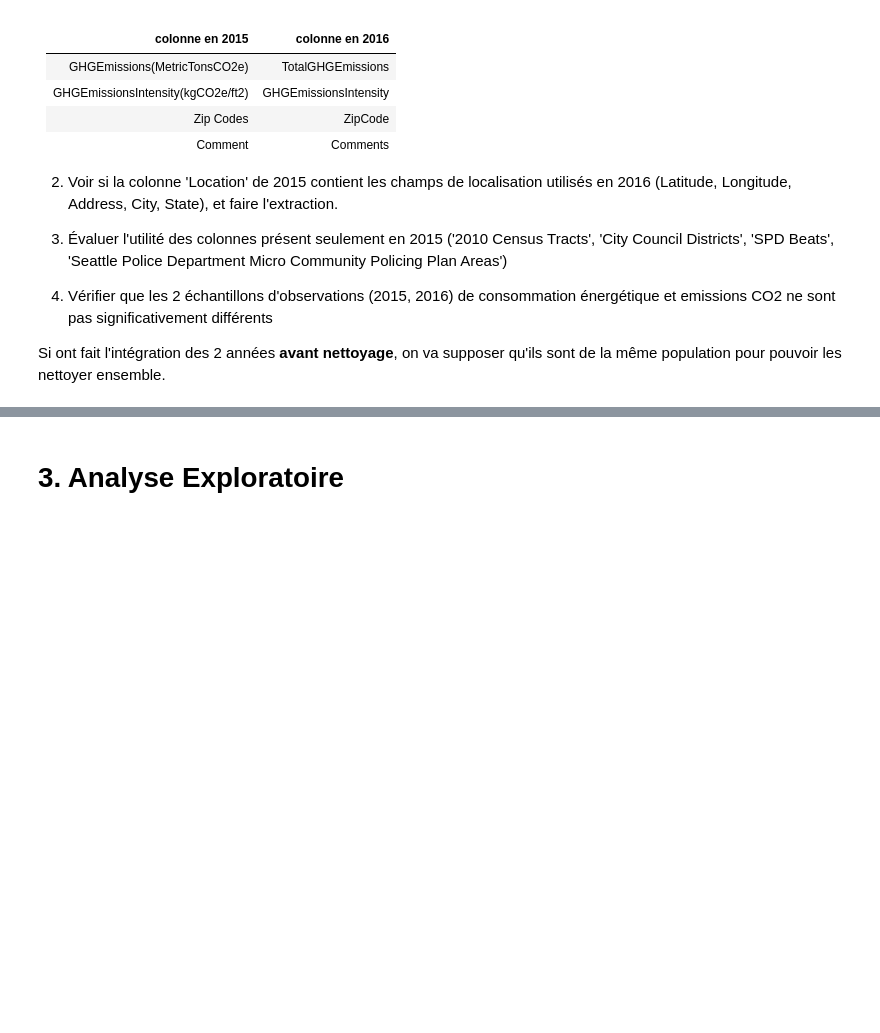
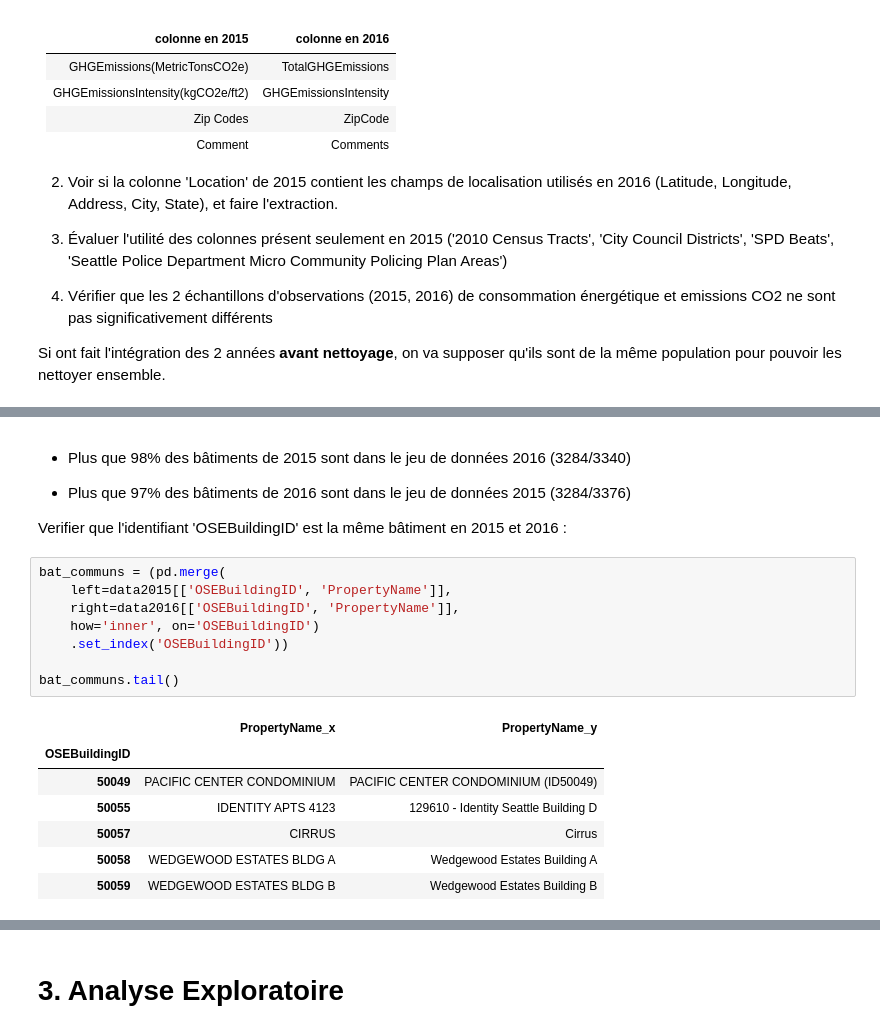
Before and after one commit to mrcreasey/oc-ds-p4-supervised-learning, a Jupyter notebook: Pélec_01_notebook.ipynb, the cells around one changed output, grey strips where cells are left out. Drawn from its saved outputs; the diff is of its cells as text; blank space fills up the shorter version.

```diff
--- a/Pélec_01_notebook.ipynb
+++ b/Pélec_01_notebook.ipynb
@@ -346,0 +410,22 @@ Si ont fait l'intégration des 2 années **avant nettoyage**, on va supposer qu'
+# %% [markdown]
+- Plus que 98% des bâtiments de 2015 sont dans le jeu de données 2016 (3284/3340)
+
+- Plus que 97% des bâtiments de 2016 sont dans le jeu de données 2015 (3284/3376)
+
+Verifier que l'identifiant 'OSEBuildingID' est la même bâtiment en 2015 et 2016 :
+# %%
+bat_communs = (pd.merge(
+    left=data2015[['OSEBuildingID', 'PropertyName']],
+    right=data2016[['OSEBuildingID', 'PropertyName']],
+    how='inner', on='OSEBuildingID')
+    .set_index('OSEBuildingID'))
+
+bat_communs.tail()
+# %% [output]
+|  | PropertyName_x | PropertyName_y |
+| OSEBuildingID |  |  |
+| 50049 | PACIFIC CENTER CONDOMINIUM | PACIFIC CENTER CONDOMINIUM (ID50049) |
+| 50055 | IDENTITY APTS 4123 | 129610 - Identity Seattle Building D |
+| 50057 | CIRRUS | Cirrus |
+| 50058 | WEDGEWOOD ESTATES BLDG A | Wedgewood Estates Building A |
+| 50059 | WEDGEWOOD ESTATES BLDG B | Wedgewood Estates Building B |
```
Also changed, not shown: parts of 12 cells of this notebook.
